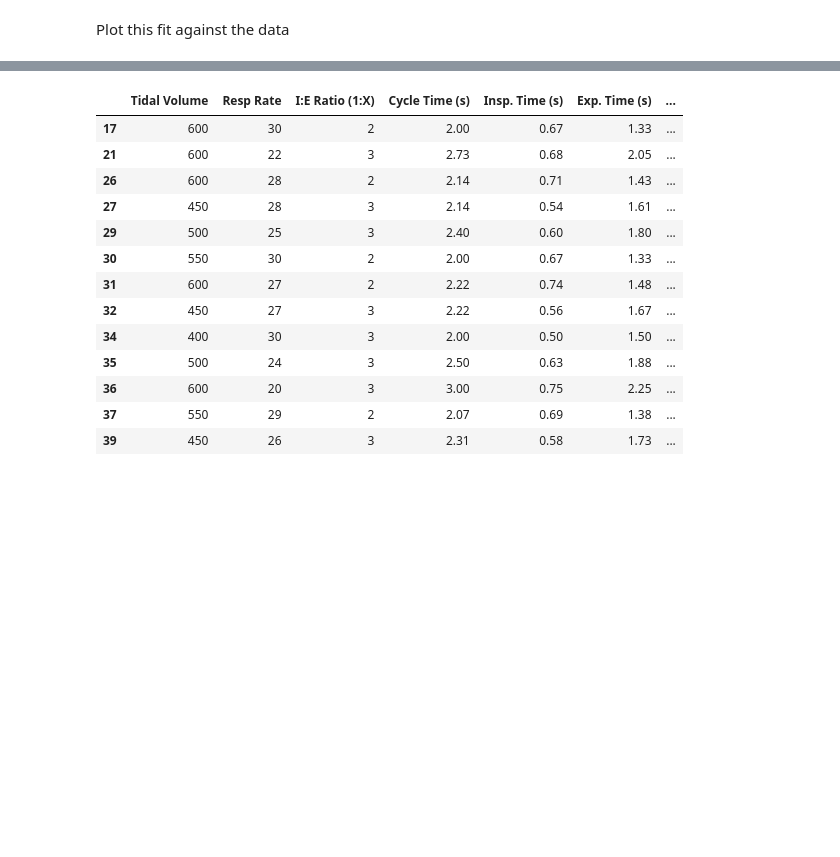
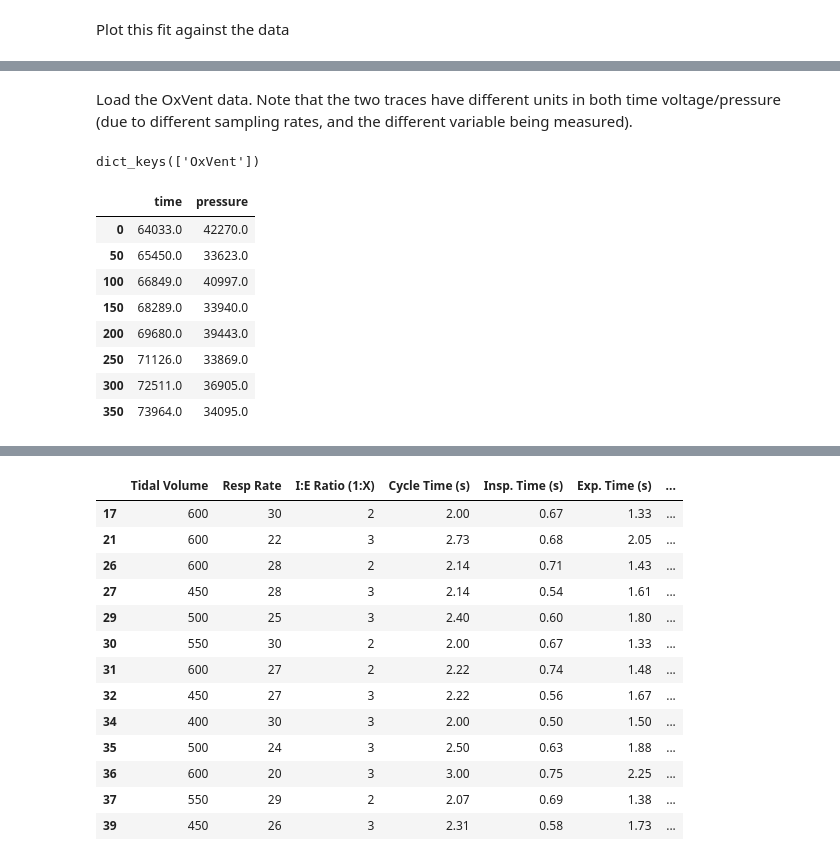
Before and after one commit to tomfrankkirk/oxvent_dvt, a Jupyter notebook: analysis/main_analysis.ipynb, the cells around one changed output, grey strips where cells are left out. Drawn from its saved outputs; the diff is of its cells as text; code cells hidden in the pictures; blank space fills up the shorter version.

```diff
--- a/analysis/main_analysis.ipynb
+++ b/analysis/main_analysis.ipynb
@@ -259,0 +254,4 @@ What settings can the system actually provide? 3 devices were tested at differen
+# %%
+scope_pinsp = loaders.load(op.join(ROOT, 'pinsp'), '.*.csv', 6, ('time', 'voltage'), skip_header=3)['scope']
+scope_pinsp = scope_pinsp.loc[:scope_pinsp.shape[0]//2,:]
+scope_pinsp[::150]
@@ -259,0 +268,17 @@ What settings can the system actually provide? 3 devices were tested at differen
+# %% [markdown]
+Load the OxVent data. Note that the two traces have different units in both time voltage/pressure (due to different sampling rates, and the different variable being measured).
+# %%
+oxv_pinsp = loaders.load(op.join(ROOT, 'pinsp'), 'OxVent_2020-05-28-17-21-25_PRGR.dat',
+                         29, ('time', 'pressure', 'na'))['OxVent'].iloc[:,:2]
+oxv_pinsp[::50]
+# %% [output]
+dict_keys(['OxVent'])
+|  | time | pressure |
+| 0 | 64033.0 | 42270.0 |
+| 50 | 65450.0 | 33623.0 |
+| 100 | 66849.0 | 40997.0 |
+| 150 | 68289.0 | 33940.0 |
+| 200 | 69680.0 | 39443.0 |
+| 250 | 71126.0 | 33869.0 |
+| 300 | 72511.0 | 36905.0 |
+| 350 | 73964.0 | 34095.0 |
```
Also changed, not shown: parts of 87 cells of this notebook, 2 other files.
